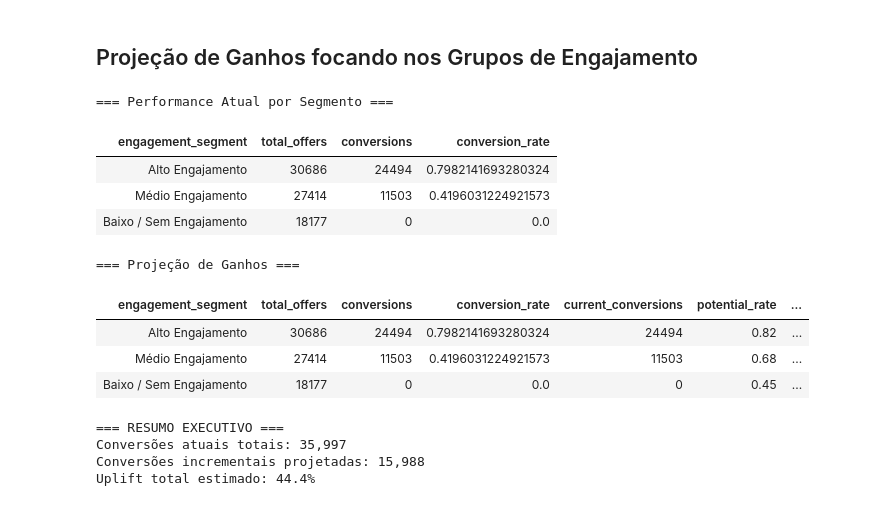
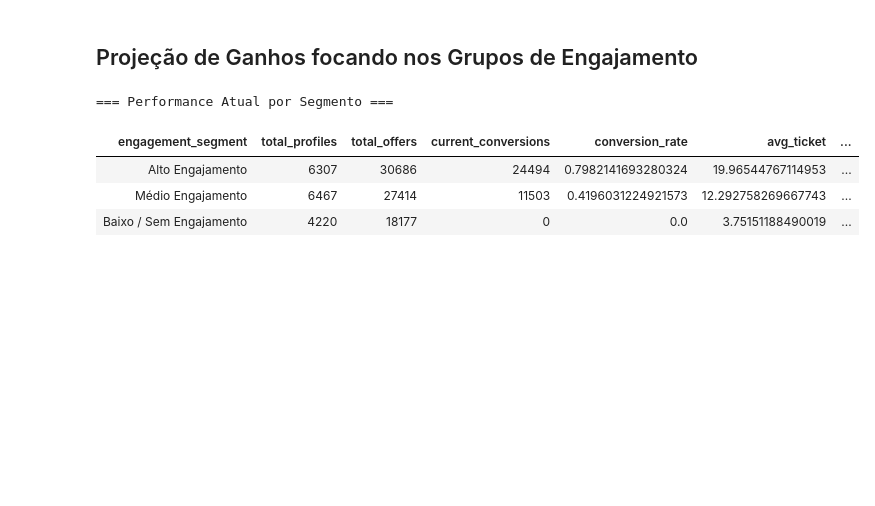
Before and after one commit to srfariajr/ifood-case, a Jupyter notebook: notebooks/2_modeling.ipynb, the cells around one changed output. Saved outputs shown, nothing was run; the diff lists cells and outputs as text; code cells hidden in the pictures; blank space fills up the shorter version.

Commit message:
Atualização do case: novo PPT + análise de engajamento + cenários de ganho

```diff
--- a/notebooks/2_modeling.ipynb
+++ b/notebooks/2_modeling.ipynb
@@ -602,79 +596,45 @@ display(top10_df)
 # %% [markdown]
 ## Projeção de Ganhos focando nos Grupos de Engajamento
 # %%
-from pyspark.sql.functions import when, col, count, sum as spark_sum, round as spark_round
+from pyspark.sql.functions import when, col, count, count_distinct, sum as spark_sum, round as spark_round, avg
 
 # ============================================================
 # 1. CRIAR SEGMENTOS COMPORTAMENTAIS
 # ============================================================
 df_impact = df.withColumn(
     "engagement_segment",
     when(col("total_offers_completed") >= 3, "Alto Engajamento")
     .when(col("total_offers_completed").between(1, 2), "Médio Engajamento")
     .otherwise("Baixo / Sem Engajamento")
 )
 
 # ============================================================
 # 2. ANÁLISE ATUAL POR SEGMENTO
 # ============================================================
 current_performance = (
     df_impact
     .groupBy("engagement_segment")
     .agg(
+        count_distinct(col('account_id')).alias("total_profiles"),
         count("*").alias("total_offers"),
-        spark_sum(col("target_completed")).alias("conversions"),
-        (spark_sum(col("target_completed")) / count("*")).alias("conversion_rate")
+        spark_sum(col("target_completed")).alias("current_conversions"),
+        (spark_sum(col("target_completed")) / count("*")).alias("conversion_rate"),
+        avg(col("avg_ticket")).alias("avg_ticket"),
+        avg(col("discount_value")).alias("avg_discount"),
+        spark_sum(col("discount_value")).alias("total_discount"),
+        spark_sum(col("min_value")).alias("total_min_value")
     )
     .orderBy(col("conversion_rate").desc())
+#    .withColumn("best_world_total_ticket", col("total_offers") * col("avg_ticket"))
+    .withColumn("current_total_ticket", col("total_offers") * col("conversion_rate") * col("avg_ticket"))
 )
+
 
 print("=== Performance Atual por Segmento ===")
 display(current_performance)
-
-# ============================================================
-# 3. PROJEÇÃO DE GANHOS (Cenário Otimista)
-# ============================================================
-projection = (
-    current_performance
-    .withColumn("current_conversions", col("conversions"))
-    .withColumn("potential_rate",
-                when(col("engagement_segment") == "Alto Engajamento", 0.82)
-                .when(col("engagement_segment") == "Médio Engajamento", 0.68)
-                .otherwise(0.45))
-    .withColumn("potential_conversions",
-                spark_round(col("total_offers") * col("potential_rate"), 0))
-    .withColumn("incremental_conversions",
-                col("potential_conversions") - col("current_conversions"))
-    .withColumn("uplift_%",
-                when(col("current_conversions") == 0, None)
-                .otherwise(spark_round((col("incremental_conversions") / col("current_conversions")) * 100, 1)))
-)
-
-print("\n=== Projeção de Ganhos ===")
-display(projection)
-
-# ============================================================
-# 4. RESUMO EXECUTIVO
-# ============================================================
-total_incremental = projection.agg(spark_sum("incremental_conversions")).collect()[0][0]
-total_current = projection.agg(spark_sum("current_conversions")).collect()[0][0]
-
-print(f"\n=== RESUMO EXECUTIVO ===")
-print(f"Conversões atuais totais: {int(total_current):,}")
-print(f"Conversões incrementais projetadas: {int(total_incremental):,}")
-print(f"Uplift total estimado: {__builtins__.round((total_incremental / total_current) * 100, 1)}%")
 # %% [output]
 === Performance Atual por Segmento ===
-| engagement_segment | total_offers | conversions | conversion_rate |
-| Alto Engajamento | 30686 | 24494 | 0.7982141693280324 |
-| Médio Engajamento | 27414 | 11503 | 0.4196031224921573 |
-| Baixo / Sem Engajamento | 18177 | 0 | 0.0 |
+| engagement_segment | total_profiles | total_offers | current_conversions | conversion_rate | avg_ticket | ... |
+| Alto Engajamento | 6307 | 30686 | 24494 | 0.7982141693280324 | 19.96544767114953 | ... |
+| Médio Engajamento | 6467 | 27414 | 11503 | 0.4196031224921573 | 12.292758269667743 | ... |
+| Baixo / Sem Engajamento | 4220 | 18177 | 0 | 0.0 | 3.75151188490019 | ... |
-=== Projeção de Ganhos ===
-| engagement_segment | total_offers | conversions | conversion_rate | current_conversions | potential_rate | ... |
-| Alto Engajamento | 30686 | 24494 | 0.7982141693280324 | 24494 | 0.82 | ... |
-| Médio Engajamento | 27414 | 11503 | 0.4196031224921573 | 11503 | 0.68 | ... |
-| Baixo / Sem Engajamento | 18177 | 0 | 0.0 | 0 | 0.45 | ... |
-=== RESUMO EXECUTIVO ===
-Conversões atuais totais: 35,997
-Conversões incrementais projetadas: 15,988
-Uplift total estimado: 44.4%
```
Also changed, not shown: parts of 6 cells of this notebook, 2 other files.
